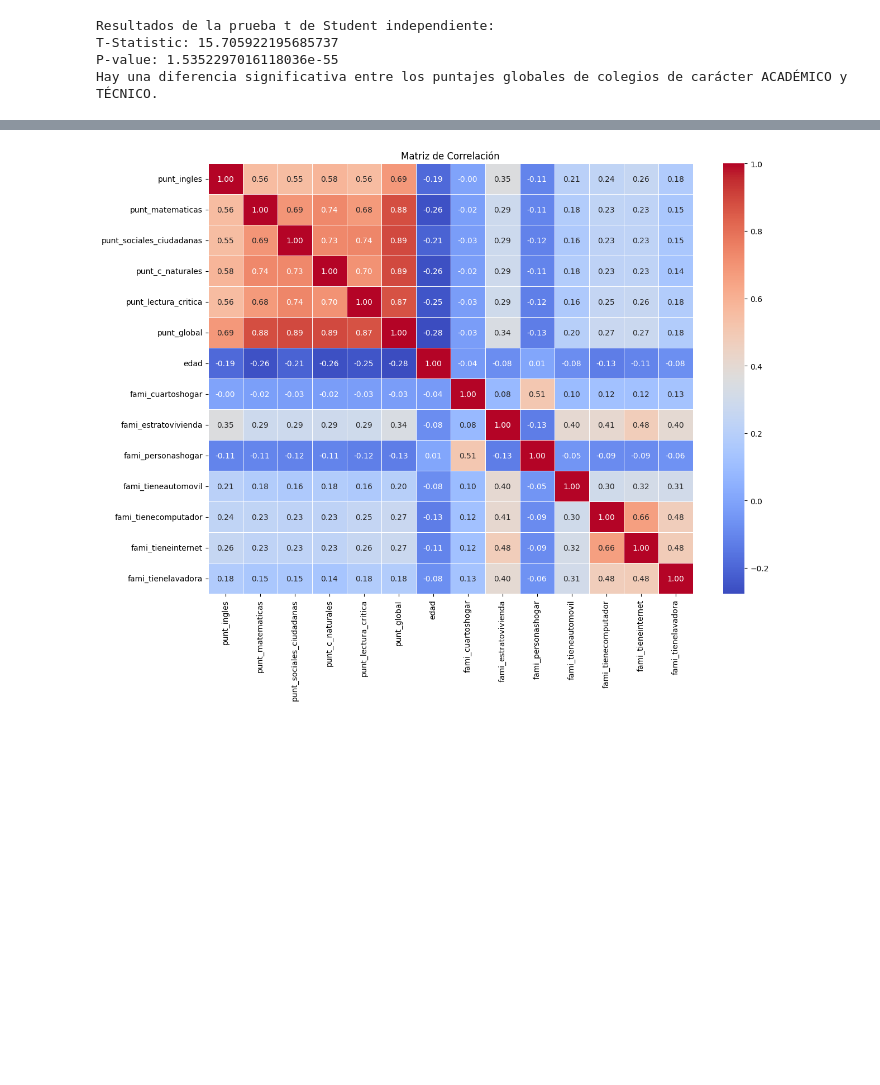
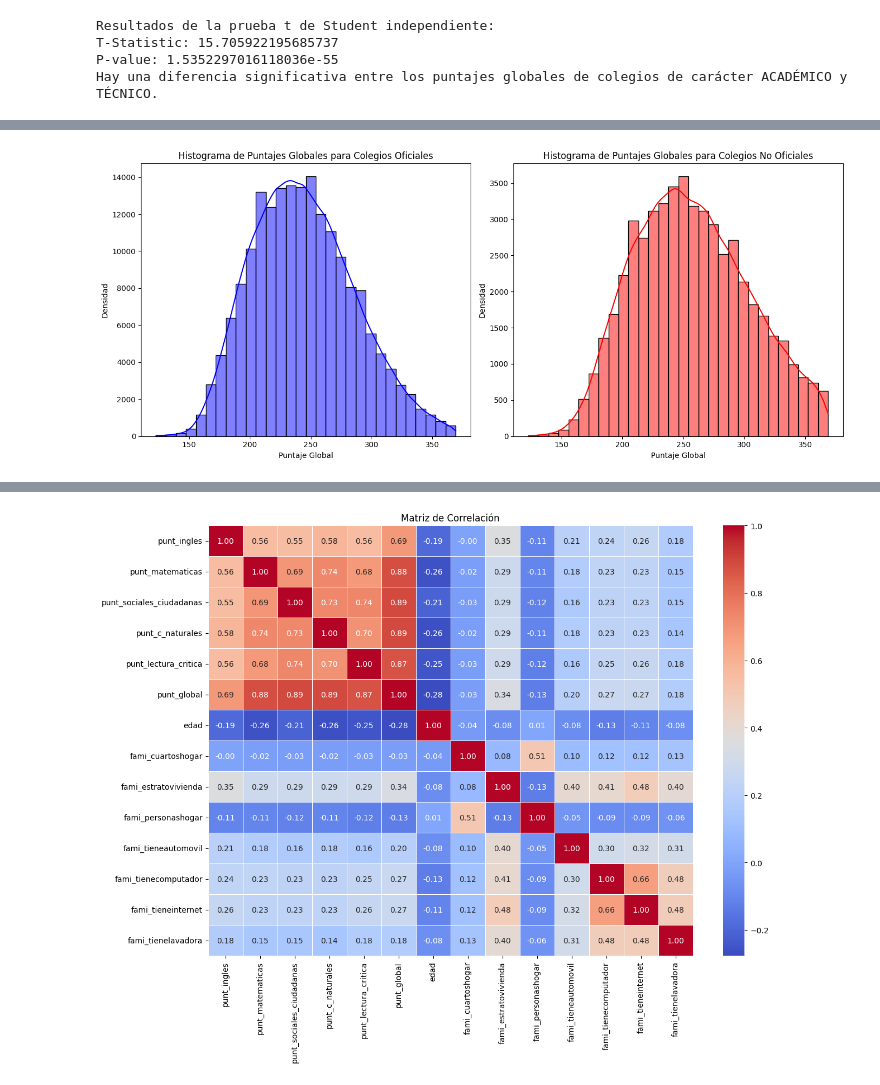
Before and after one commit to emartinezg4/ACTD-proyecto3, a Jupyter notebook: exploracion/Exploracion.ipynb, the cells around one changed output, grey strips where cells are left out. Drawn from its saved outputs; the diff is of its cells as text; code cells hidden in the pictures; blank space fills up the shorter version.

```diff
--- a/exploracion/Exploracion.ipynb
+++ b/exploracion/Exploracion.ipynb
@@ -282,0 +352,21 @@ Hay una diferencia significativa entre los puntajes globales de colegios de car
+# %%
+# Crear subplots para los histogramas individuales
+fig, axs = plt.subplots(1, 2, figsize=(14, 6))
+
+# Histograma para colegios oficiales
+sns.histplot(puntajes_oficiales, bins=30, kde=True, color='blue', ax=axs[0])
+axs[0].set_xlabel('Puntaje Global')
+axs[0].set_ylabel('Densidad')
+axs[0].set_title('Histograma de Puntajes Globales para Colegios Oficiales')
+
+# Histograma para colegios no oficiales
+sns.histplot(puntajes_no_oficiales, bins=30, kde=True, color='red', ax=axs[1])
+axs[1].set_xlabel('Puntaje Global')
+axs[1].set_ylabel('Densidad')
+axs[1].set_title('Histograma de Puntajes Globales para Colegios No Oficiales')
+
+# Ajustar espaciado
+plt.tight_layout()
+plt.show()
+# %% [output]
+[figure, added]
```
Also changed, not shown: parts of 6 cells of this notebook.
